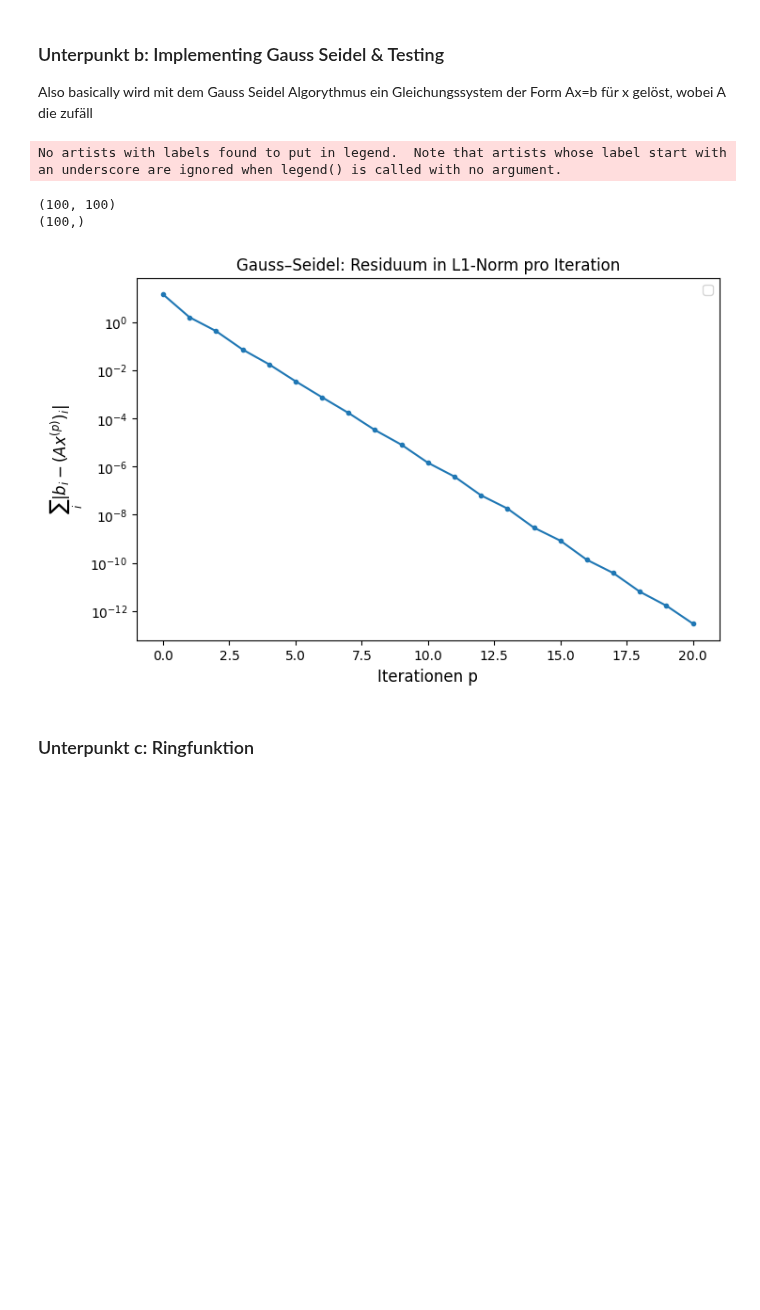
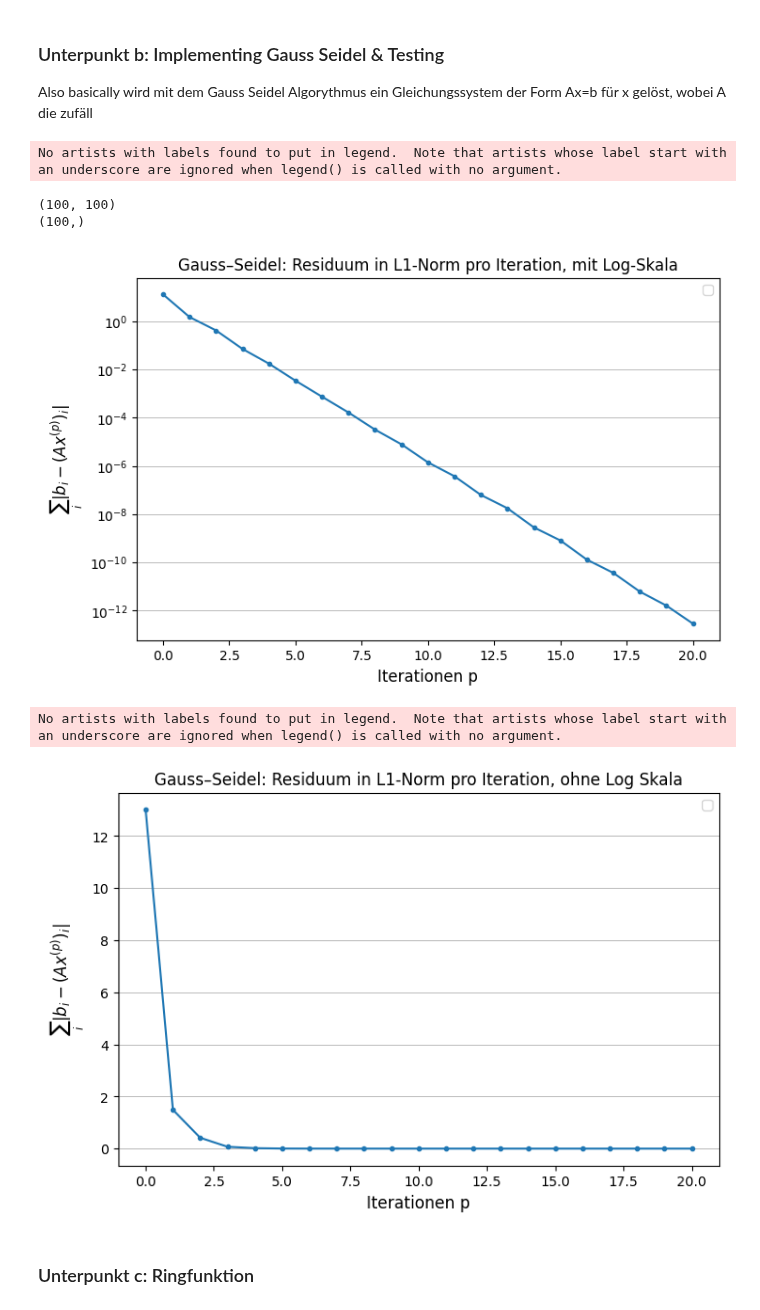
Before and after one commit to OverAmpJinx/CompPhyWS25, a Jupyter notebook: Assignment1/a12electrontransport.ipynb, the cells around one changed output. Saved outputs shown, nothing was run; the diff lists cells and outputs as text; code cells hidden in the pictures; blank space fills up the shorter version.

```diff
--- a/Assignment1/a12electrontransport.ipynb
+++ b/Assignment1/a12electrontransport.ipynb
@@ -26,35 +26,47 @@ def gauss_seidl(A, b, max_iters=20, tol=1e-10): # max_iters: maximale Anzahl an
 
     errs = [] # Liste zur Speicherung der Fehlerwerte pro Iteration, anfangs leer
     for _ in range(max_iters): # Diese Schleife ersetzt immer en ganzen Vektor x^(p) durch x^(p+1)
         x_old = x.copy()
         for i in range(n): # Diese Schleife berechnet die i-te Komponente von x^(p+1)
             s1 = A[i, :i] @ x[:i]          # Summe über neue Werte j<i (Berechnet mit Skalarprodukt weil SP eine Summe ist)
             s2 = A[i, i+1:] @ x_old[i+1:]  # Summe über alte Werte j>i
             x[i] = (b[i] - s1 - s2) / A[i, i] # Update der i-ten Komponente von x
 
         r = b - A @ x # Residuum r = b - A x^(p)
         err = np.sum(np.abs(r))     # geforderte Größe: Summe |b - A x^(p)| als Einzelwert
         errs.append(err) # Fehlerwert zur Liste der Fehlerwerte errs hinzufügen
         if err < tol: # wenn Fehler kleiner als Toleranz, Abbruch
             break
     return x, np.array(errs)
 
 x, errs = gauss_seidl(A, b, max_iters=1000, tol=1e-12)
 
 # Plot
 plt.figure(figsize=(8, 5))
 plt.plot(errs, marker='o', linestyle='-', markersize=3)
 plt.yscale('log')  # Logarithmische Skalierung
 plt.xlabel('Iterationen p', fontsize=12)
 plt.ylabel(r'$\sum_i |b_i - (A x^{(p)})_i|$', fontsize=12)
-plt.title('Gauss–Seidel: Residuum in L1-Norm pro Iteration')
+plt.grid(True, which="major", axis='y', linestyle='-', linewidth=0.6)
+plt.title('Gauss–Seidel: Residuum in L1-Norm pro Iteration, mit Log-Skala')
 plt.legend()
 plt.show()
+
+plt.figure(figsize=(8, 5))
+plt.plot(errs, marker='o', linestyle='-', markersize=3)
+plt.xlabel('Iterationen p', fontsize=12)
+plt.ylabel(r'$\sum_i |b_i - (A x^{(p)})_i|$', fontsize=12)
+plt.grid(True, which="major", axis='y', linestyle='-', linewidth=0.6)
+plt.title('Gauss–Seidel: Residuum in L1-Norm pro Iteration, ohne Log Skala')
+plt.legend()
+plt.show()
 # %% [output]
 No artists with labels found to put in legend.  Note that artists whose label start with an underscore are ignored when legend() is called with no argument.
 (100, 100)
 (100,)
-[figure, old version]
+[figure, new version]
+No artists with labels found to put in legend.  Note that artists whose label start with an underscore are ignored when legend() is called with no argument.
+[figure, added]
 # %% [markdown]
 ### Unterpunkt c: Ringfunktion
 # %%
```
Also changed, not shown: parts of 1 cell of this notebook, 1 other file.
